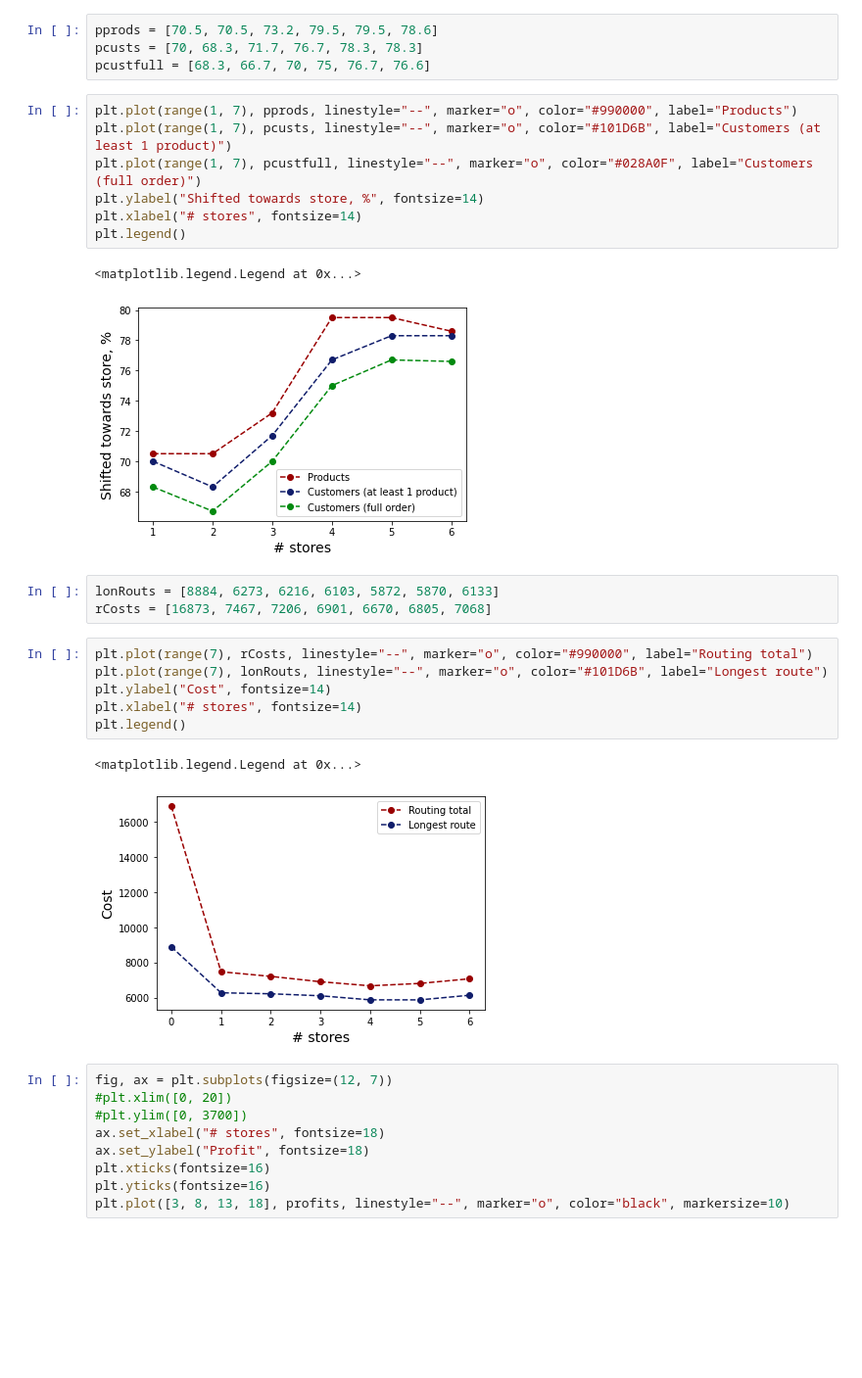
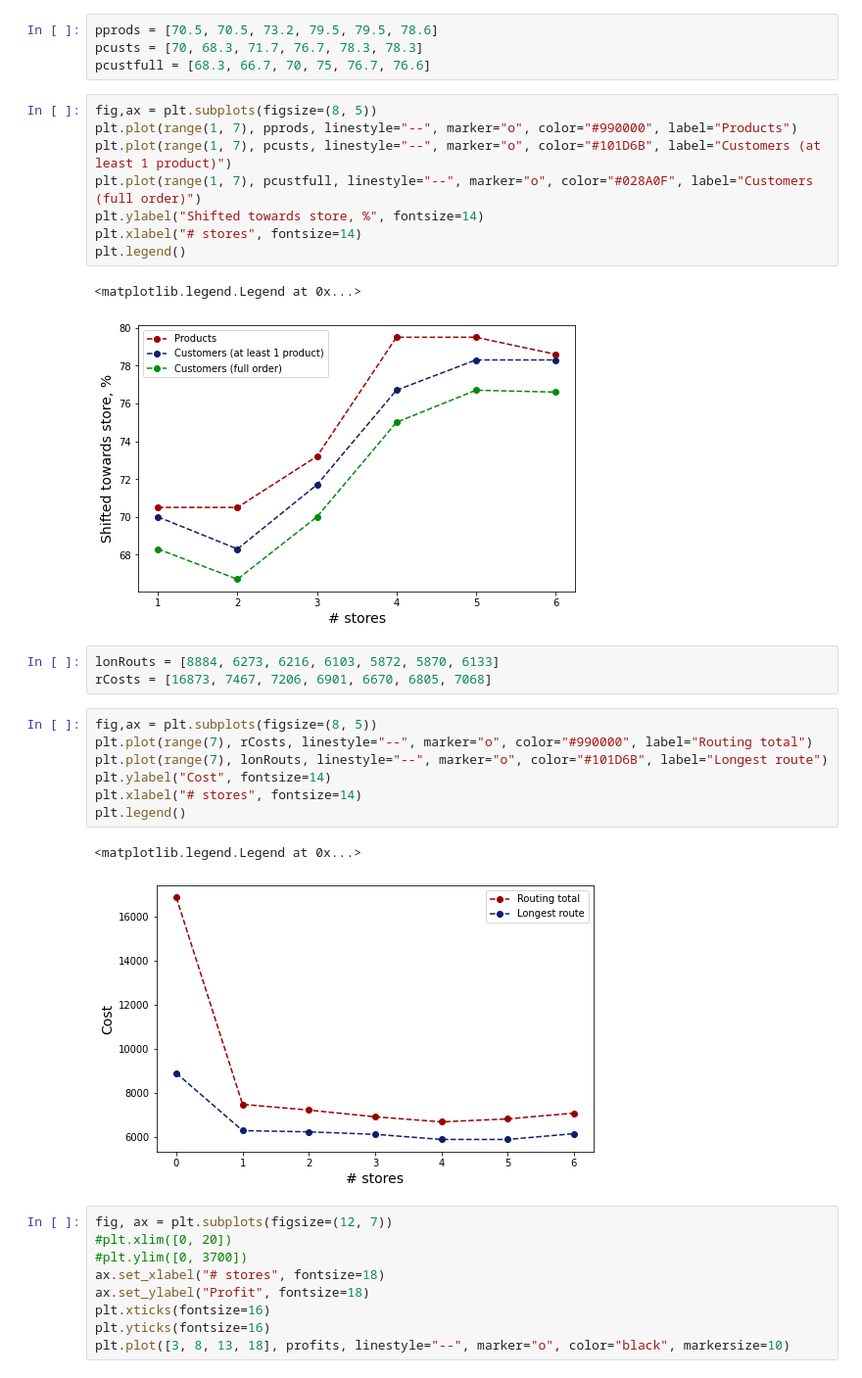
Before and after one commit to riabova/bilevel_pricing, a Jupyter notebook: code/python/plots.ipynb, the cells around one changed output. Shown at 98% size. Cells and saved outputs as stored; diff of their text form; blank space fills up the shorter version.

```diff
--- a/code/python/plots.ipynb
+++ b/code/python/plots.ipynb
@@ -70,19 +71,21 @@ pprods = [70.5, 70.5, 73.2, 79.5, 79.5, 78.6]
 pcusts = [70, 68.3, 71.7, 76.7, 78.3, 78.3]
 pcustfull = [68.3, 66.7, 70, 75, 76.7, 76.6]
 # %%
+fig,ax = plt.subplots(figsize=(8, 5))
 plt.plot(range(1, 7), pprods, linestyle="--", marker="o", color="#990000", label="Products")
 plt.plot(range(1, 7), pcusts, linestyle="--", marker="o", color="#101D6B", label="Customers (at least 1 product)")
 plt.plot(range(1, 7), pcustfull, linestyle="--", marker="o", color="#028A0F", label="Customers (full order)")
 plt.ylabel("Shifted towards store, %", fontsize=14)
 plt.xlabel("# stores", fontsize=14)
 plt.legend()
 # %% [output]
 <matplotlib.legend.Legend at 0x...>
-[figure, old version]
+[figure, new version]
 # %%
 lonRouts = [8884, 6273, 6216, 6103, 5872, 5870, 6133]
 rCosts = [16873, 7467, 7206, 6901, 6670, 6805, 7068]
 # %%
+fig,ax = plt.subplots(figsize=(8, 5))
 plt.plot(range(7), rCosts, linestyle="--", marker="o", color="#990000", label="Routing total")
 plt.plot(range(7), lonRouts, linestyle="--", marker="o", color="#101D6B", label="Longest route")
 plt.ylabel("Cost", fontsize=14)
@@ -90,7 +93,7 @@ plt.xlabel("# stores", fontsize=14)
 plt.legend()
 # %% [output]
 <matplotlib.legend.Legend at 0x...>
-[figure, old version]
+[figure, new version]
 # %%
 fig, ax = plt.subplots(figsize=(12, 7))
 #plt.xlim([0, 20])
```
Also changed, not shown: parts of 2 cells of this notebook.
